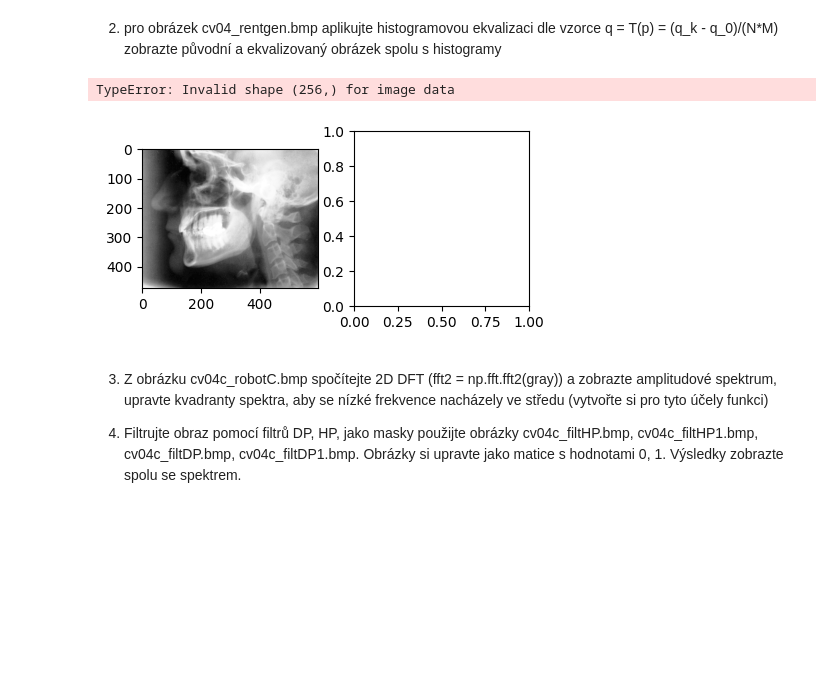
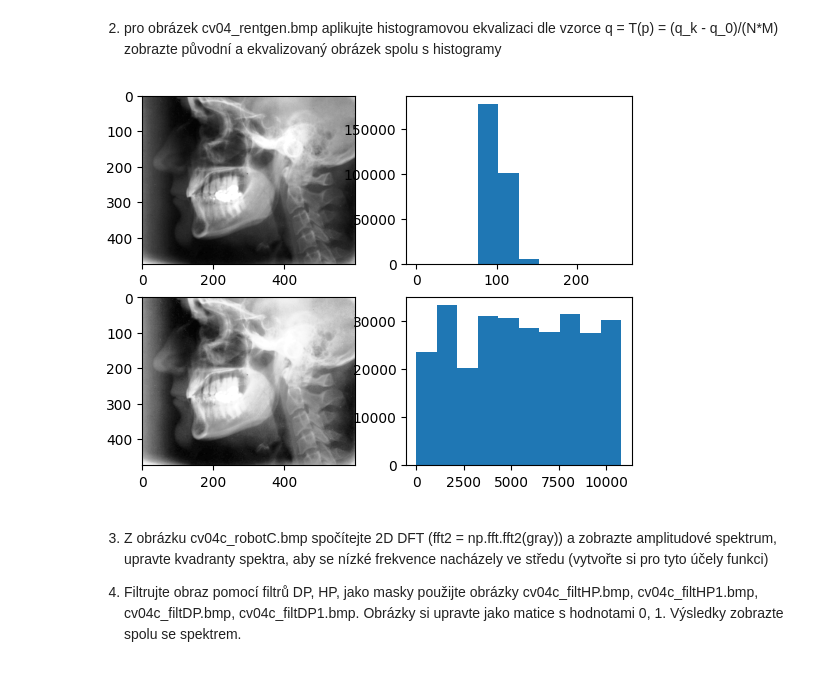
Before and after one commit to KNajman/UZO, a Jupyter notebook: CV_04/cv04.ipynb, the cells around one changed output. Drawn from its saved outputs; the diff is of its cells as text; code cells hidden in the pictures; blank space fills up the shorter version.

```diff
--- a/CV_04/cv04.ipynb
+++ b/CV_04/cv04.ipynb
@@ -48,43 +48,49 @@ plt.imshow(cv04_f02)
 # %% [markdown]
 2. pro obrázek cv04_rentgen.bmp aplikujte histogramovou ekvalizaci dle vzorce q = T(p) = (q_k - q_0)/(N*M)
 zobrazte původní a ekvalizovaný obrázek spolu s histogramy
-# %%
-import cv2
-import numpy as np
-import matplotlib.pyplot as plt
-
-def histogram_equalization(image):
-    x, y = image.shape[:2]
-    new_image = np.zeros_like(image)
-    histogram = np.zeros(256)
-    for i in range(x):
-        for j in range(y):
-            histogram[image[i, j]] += 1
-    for i in range(1, 256):
-        histogram[i] += histogram[i-1]
-    for i in range(x):
-        for j in range(y):
-            new_image[i, j] = histogram[image[i, j]]*255/(x*y)
-    return new_image, histogram
-
-
-plt.figure(figsize=(5, 5))
-rentgen = cv2.imread('cv04_rentgen.bmp')
-rentgen_hsv = cv2.cvtColor(rentgen, cv2.COLOR_BGR2HSV)
-rentgen_hist = cv2.calcHist([rentgen_hsv], [2], None, [256], [0, 256])
-#normalize histogram
-rentgen_hist = cv2.normalize(rentgen_hist, rentgen_hist, 0, 255, cv2.NORM_MINMAX)
-
-eq_rentgen, eq_rentgen_hist = histogram_equalization(rentgen)
-plt.subplot(1, 1, 1)
-plt.imshow(rentgen_hist)
-plt.subplot(2, 2, 3)
-plt.imshow(eq_rentgen)
-plt.subplot(2, 2, 4)
-plt.imshow(eq_rentgen_hist)
-# %% [output]
-TypeError: Invalid shape (256,) for image data
-[figure, removed]
+# %%
+import cv2
+import numpy as np
+import matplotlib.pyplot as plt
+
+def histogram_equalization(image):
+    image = cv2.cvtColor(image, cv2.COLOR_RGB2GRAY)
+    image = np.asarray(image, dtype=np.uint8)
+    flat = image.flatten()
+    histogram, bins = np.histogram(flat, 256, [0,256])
+
+    # Compute cumulative distribution function (CDF)
+    cdf = histogram.cumsum()
+    cdf_normalized = cdf * float(histogram.max()) / cdf.max()
+
+    image_new = cdf_normalized[image]
+    image_new = np.reshape(image_new, image.shape)
+    return image_new
+
+
+
+
+
+
+#plt.figure(figsize=(5, 5))
+rentgen = cv2.imread('cv04_rentgen.bmp')
+rentgen = cv2.cvtColor(rentgen, cv2.COLOR_BGR2RGB)
+#hist = cv2.calcHist([rentgen], [0], None, [256], [0, 256])
+eq_rentgen = histogram_equalization(rentgen)
+#new_hist = cv2.calcHist([eq_rentgen], [0], None, [256], [0, 256])
+
+plt.subplot(2, 2, 1)
+plt.imshow(rentgen, cmap='gray')
+plt.subplot(2, 2, 2)
+plt.hist(rentgen.flatten(), range=(0, 256))
+plt.subplot(2, 2, 3)
+plt.imshow(eq_rentgen, cmap='gray')
+plt.subplot(2, 2, 4)
+plt.hist(eq_rentgen.flatten())
+
+plt.show()
+# %% [output]
+[figure, added]
 # %% [markdown]
 3. Z  obrázku  cv04c_robotC.bmp  spočítejte  2D  DFT  (fft2  =
 np.fft.fft2(gray))  a  zobrazte  amplitudové  spektrum,  upravte  kvadranty
```
